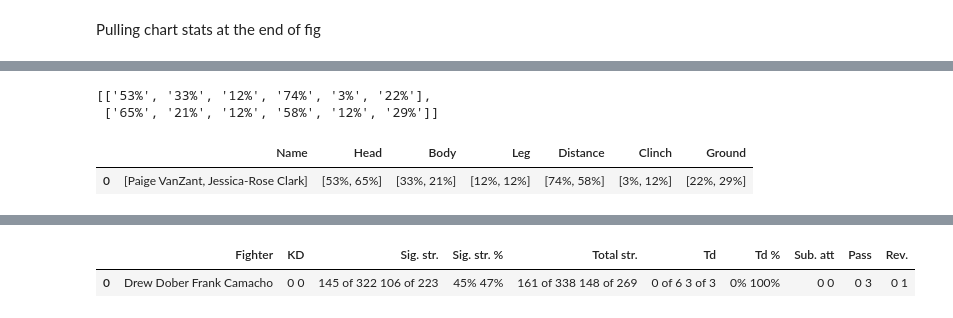
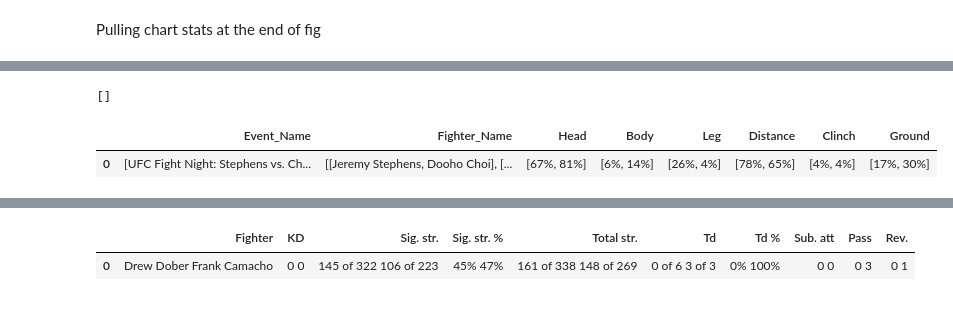
Before and after one commit to Neji128/Creating-a-SQL-Server-via-Web-Scrapping, a Jupyter notebook: data/Web_Scrapping.ipynb, the cells around one changed output, grey strips where cells are left out. Cells and saved outputs as stored; diff of their text form; code cells hidden in the pictures.

```diff
--- a/data/Web_Scrapping.ipynb
+++ b/data/Web_Scrapping.ipynb
@@ -340,11 +340,12 @@ target_columns = ['Str', 'Td', 'Sub', 'Pass']
 
 #final dataframe
 transformed_df = []
-event_fight_urls = []
+event_fight_urls_master = []
 
 for url in event_url_list:
+    event_fight_urls = []
+
     try:
-        holder_df = []
 
         #initiating soup for event urls
         event_soup = soup_generator(url)
@@ -405,5 +427,8 @@ with open('event_fight_urls_list', 'rb') as f:
+# %%
+test_list = event_fight_urls[:1]
+for url_list in test_list:
+    [printurl) for url in url_list]
 # %%
-test_event_fight_urls=[]
-
-for url_list in event_fight_urls[:2]:
-    [test_event_fight_urls.append(url) for url in url_list]
+flat_event_fight_urls = []
+for url_list in event_fight_urls:
+    [flat_event_fight_urls.append(url) for url in url_list]
@@ -416,3 +439,7 @@ http://www.ufcstats.com/fight-details/0820a29a03d58282
+# %%
+for url in flat_event_fight_urls:
+    if 'fight-details' not in url:
+        print(url)
 # %% [markdown]
 Pulling chart stats at the end of fig
 # %%
@@ -432,26 +480,26 @@ for test_url in test_event_fight_urls[:2]:
-# %%
-fighter_chart_stats
-# %% [output]
-[['53%', '33%', '12%', '74%', '3%', '22%'],
- ['65%', '21%', '12%', '58%', '12%', '29%']]
+# %%
+fight_chart_stats_list
+# %% [output]
+[]
 # %%
-columns = ['Name', 'Head', 'Body', 'Leg', 'Distance', 'Clinch', 'Ground']
-http://www.ufcstats.com/fight-details/0820a29a03d58282
+columns = ['Event_Name', 'Fighter_Name', 'Head', 'Body', 'Leg', 'Distance', 'Clinch', 'Ground']
+
 #creating dataframe that will concate later
 chart_stats_df = pd.DataFrame()
 
 #creating df columns
 for col in columns:
     chart_stats_df[col] = 0
 
-chart_stats_df.Name = [final_fighter_pairs]
+chart_stats_df.Event_Name = [event_title_list]
+chart_stats_df.Fighter_Name = [fighter_pairs_list]
 chart_stats_df.Head = [[fighter_chart_stats[0][0], fighter_chart_stats[1][0]]]
 chart_stats_df.Body = [[fighter_chart_stats[0][1], fighter_chart_stats[1][1]]]
 chart_stats_df.Leg = [[fighter_chart_stats[0][2], fighter_chart_stats[1][2]]]
 chart_stats_df.Distance = [[fighter_chart_stats[0][3], fighter_chart_stats[1][3]]]
 chart_stats_df.Clinch = [[fighter_chart_stats[0][4], fighter_chart_stats[1][4]]]
 chart_stats_df.Ground = [[fighter_chart_stats[0][5], fighter_chart_stats[1][5]]]
 chart_stats_df
 # %% [output]
-|  | Name | Head | Body | Leg | Distance | Clinch | Ground |
-| 0 | [Paige VanZant, Jessica-Rose Clark] | [53%, 65%] | [33%, 21%] | [12%, 12%] | [74%, 58%] | [3%, 12%] | [22%, 29%] |
+|  | Event_Name | Fighter_Name | Head | Body | Leg | Distance | Clinch | Ground |
+| 0 | [UFC Fight Night: Stephens vs. Ch... | [[Jeremy Stephens, Dooho Choi], [... | [67%, 81%] | [6%, 14%] | [26%, 4%] | [78%, 65%] | [4%, 4%] | [17%, 30%] |
```
Also changed, not shown: parts of 17 cells of this notebook, 2 other files.
